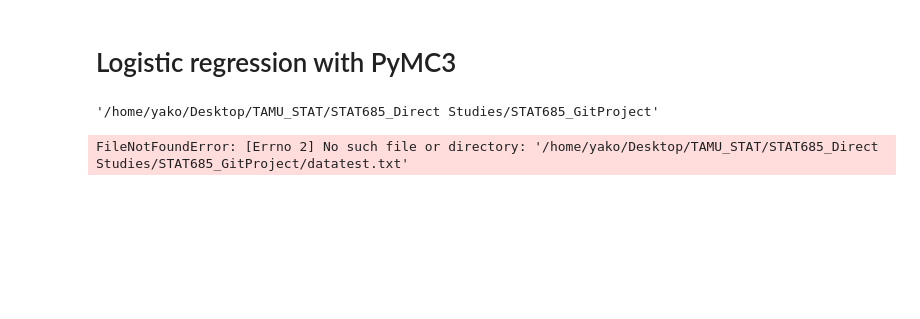
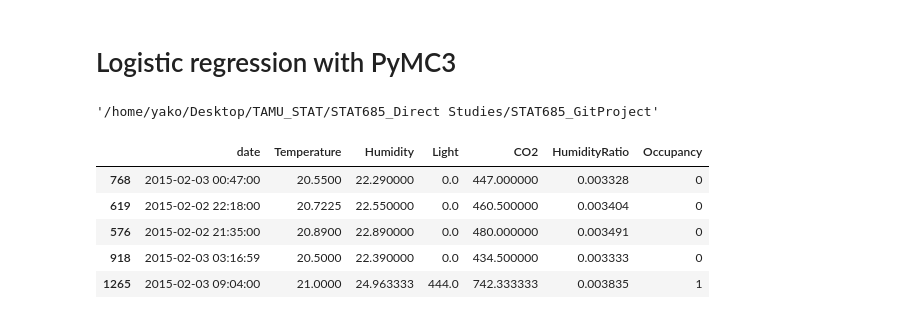
Before and after one commit to yakosgit/stat685_pymc_spring2023, a Jupyter notebook: PyMC Intro.ipynb, the cells around one changed output. Cells and saved outputs as stored; diff of their text form; code cells hidden in the pictures; blank space fills up the shorter version.

```diff
--- a/PyMC Intro.ipynb
+++ b/PyMC Intro.ipynb
@@ -159,7 +159,12 @@ os.getcwd()
 # %% [output]
 '/home/yako/Desktop/TAMU_STAT/STAT685_Direct Studies/STAT685_GitProject'
 # %%
-df=pd.read_csv('/home/yako/Desktop/TAMU_STAT/STAT685_Direct Studies/STAT685_GitProject/datatest.txt')
+df=pd.read_csv('/home/yako/Desktop/TAMU_STAT/STAT685_Direct Studies/STAT685_GitProject/occupancy_data/datatest.txt')
 df.sample(5)
 # %% [output]
-FileNotFoundError: [Errno 2] No such file or directory: '/home/yako/Desktop/TAMU_STAT/STAT685_Direct Studies/STAT685_GitProject/datatest.txt'
+|  | date | Temperature | Humidity | Light | CO2 | HumidityRatio | Occupancy |
+| 768 | 2015-02-03 00:47:00 | 20.5500 | 22.290000 | 0.0 | 447.000000 | 0.003328 | 0 |
+| 619 | 2015-02-02 22:18:00 | 20.7225 | 22.550000 | 0.0 | 460.500000 | 0.003404 | 0 |
+| 576 | 2015-02-02 21:35:00 | 20.8900 | 22.890000 | 0.0 | 480.000000 | 0.003491 | 0 |
+| 918 | 2015-02-03 03:16:59 | 20.5000 | 22.390000 | 0.0 | 434.500000 | 0.003333 | 0 |
+| 1265 | 2015-02-03 09:04:00 | 21.0000 | 24.963333 | 444.0 | 742.333333 | 0.003835 | 1 |
```
Also changed, not shown: parts of 6 cells of this notebook.
